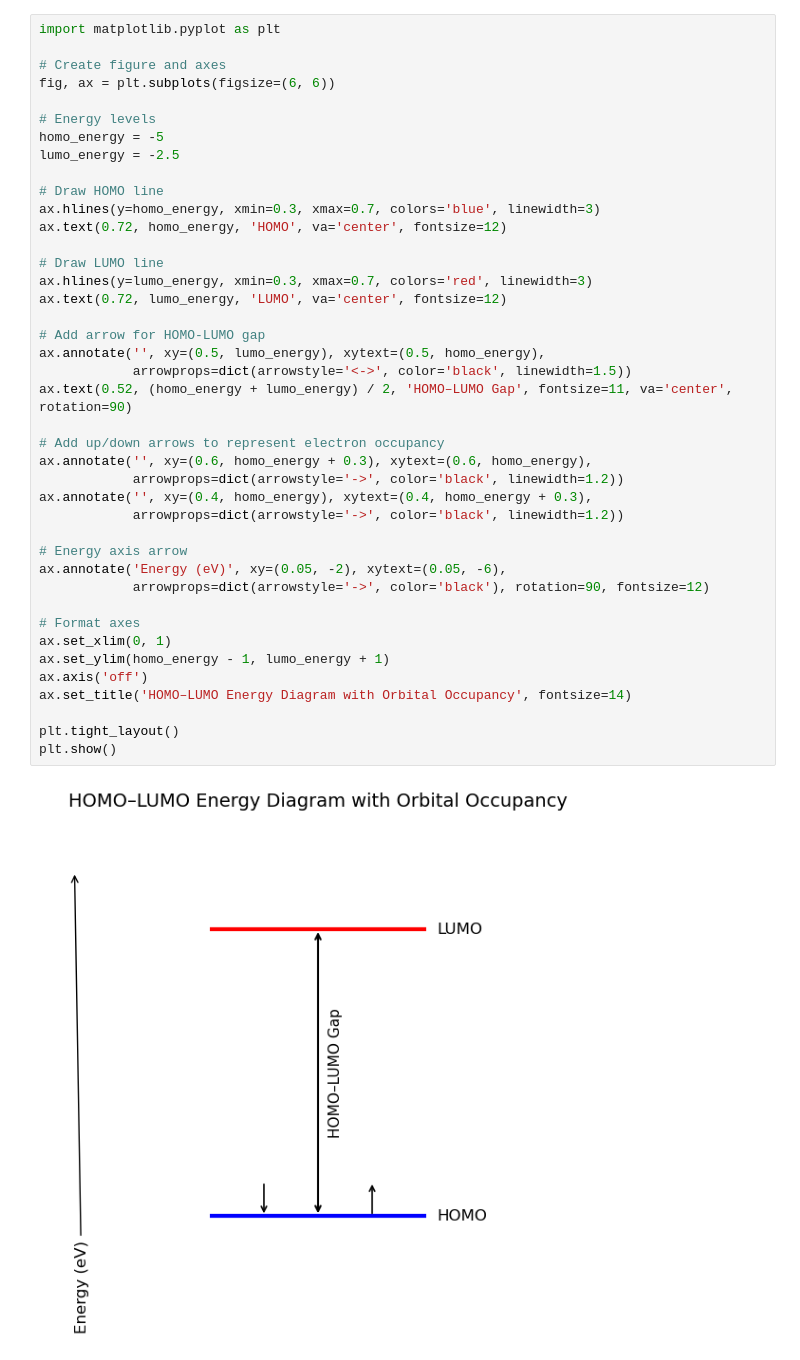
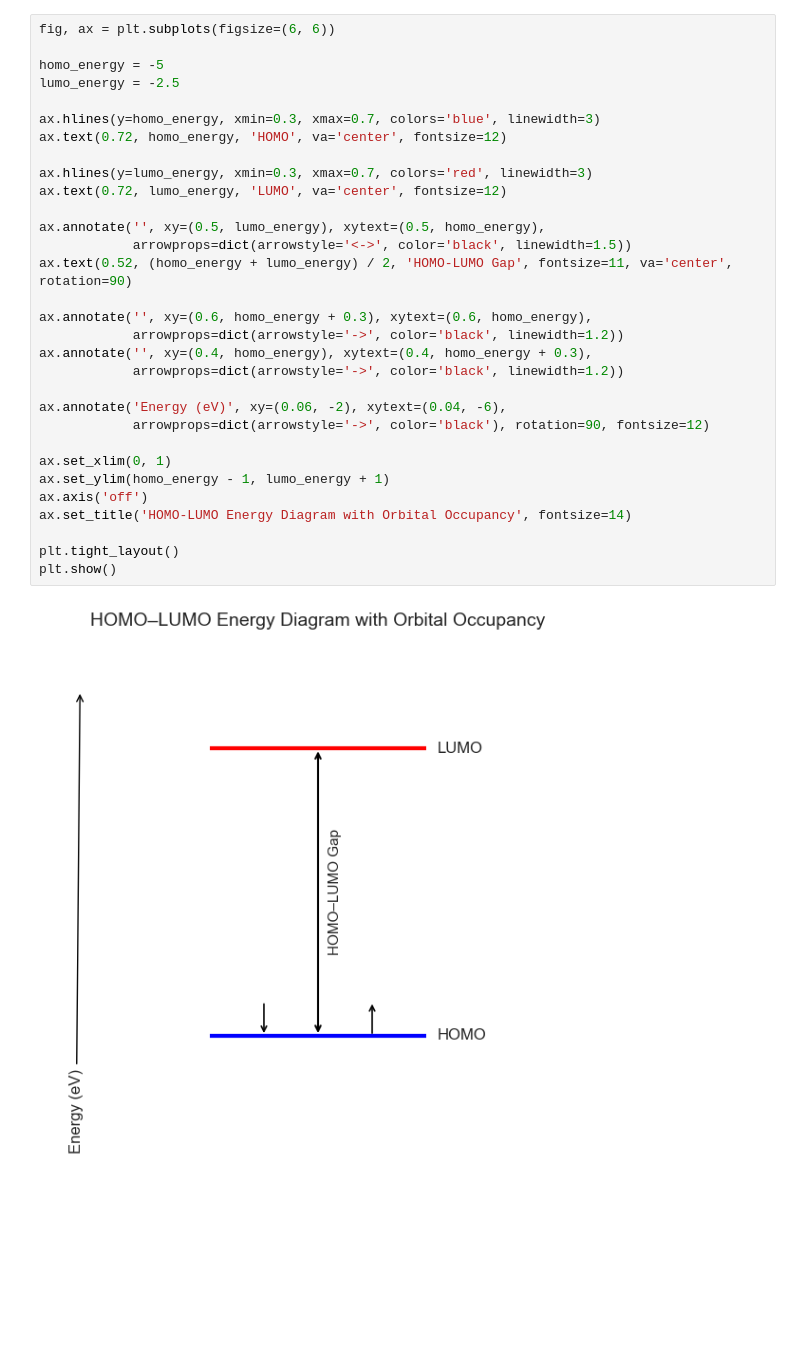
Before and after one commit to MooseML/homo-lumo-gap-models, a Jupyter notebook: reports/visuals/visuals.ipynb, the cells around one changed output. Saved outputs shown, nothing was run; the diff lists cells and outputs as text; blank space fills up the shorter version.

```diff
--- a/reports/visuals/visuals.ipynb
+++ b/reports/visuals/visuals.ipynb
@@ -76,46 +27,36 @@ plt.show()
 # %%
-import matplotlib.pyplot as plt
-
-# Create figure and axes
 fig, ax = plt.subplots(figsize=(6, 6))
 
-# Energy levels
 homo_energy = -5
 lumo_energy = -2.5
 
-# Draw HOMO line
 ax.hlines(y=homo_energy, xmin=0.3, xmax=0.7, colors='blue', linewidth=3)
 ax.text(0.72, homo_energy, 'HOMO', va='center', fontsize=12)
 
-# Draw LUMO line
 ax.hlines(y=lumo_energy, xmin=0.3, xmax=0.7, colors='red', linewidth=3)
 ax.text(0.72, lumo_energy, 'LUMO', va='center', fontsize=12)
 
-# Add arrow for HOMO-LUMO gap
 ax.annotate('', xy=(0.5, lumo_energy), xytext=(0.5, homo_energy),
             arrowprops=dict(arrowstyle='<->', color='black', linewidth=1.5))
-ax.text(0.52, (homo_energy + lumo_energy) / 2, 'HOMO–LUMO Gap', fontsize=11, va='center', rotation=90)
+ax.text(0.52, (homo_energy + lumo_energy) / 2, 'HOMO-LUMO Gap', fontsize=11, va='center', rotation=90)
 
-# Add up/down arrows to represent electron occupancy
 ax.annotate('', xy=(0.6, homo_energy + 0.3), xytext=(0.6, homo_energy),
             arrowprops=dict(arrowstyle='->', color='black', linewidth=1.2))
 ax.annotate('', xy=(0.4, homo_energy), xytext=(0.4, homo_energy + 0.3),
             arrowprops=dict(arrowstyle='->', color='black', linewidth=1.2))
 
-# Energy axis arrow
-ax.annotate('Energy (eV)', xy=(0.05, -2), xytext=(0.05, -6),
+ax.annotate('Energy (eV)', xy=(0.06, -2), xytext=(0.04, -6),
             arrowprops=dict(arrowstyle='->', color='black'), rotation=90, fontsize=12)
 
-# Format axes
 ax.set_xlim(0, 1)
 ax.set_ylim(homo_energy - 1, lumo_energy + 1)
 ax.axis('off')
-ax.set_title('HOMO–LUMO Energy Diagram with Orbital Occupancy', fontsize=14)
+ax.set_title('HOMO-LUMO Energy Diagram with Orbital Occupancy', fontsize=14)
 
 plt.tight_layout()
 plt.show()
 # %% [output]
-[figure, old version]
+[figure, new version]
 # %%
 from rdkit import Chem
 from rdkit.Chem import Draw
```
Also changed, not shown: parts of 10 cells of this notebook.
